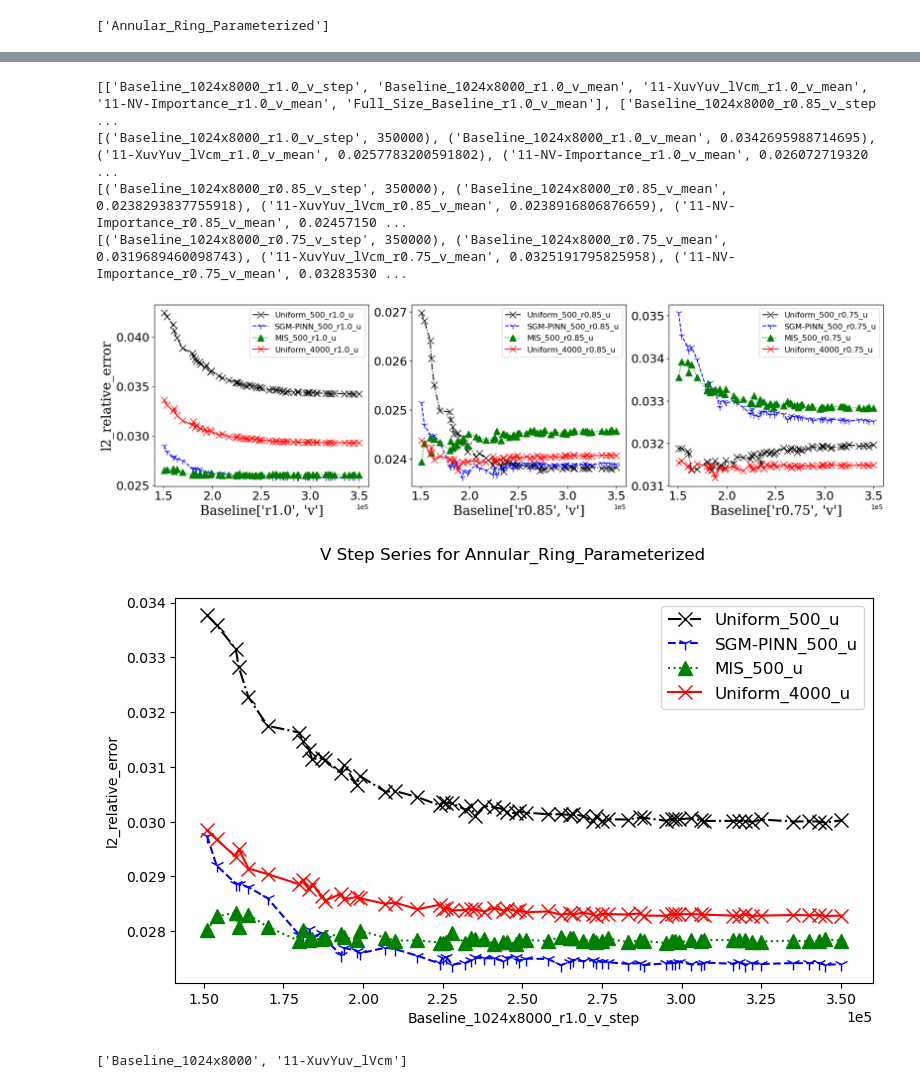
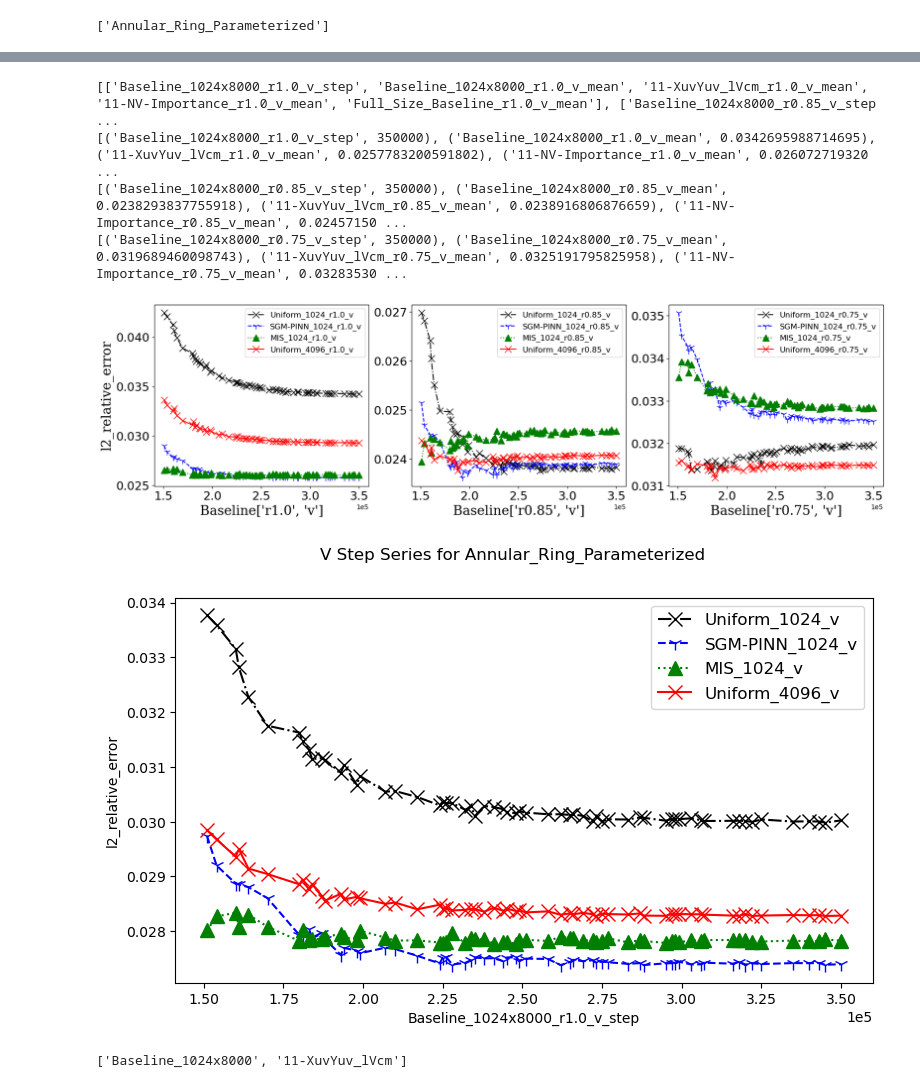
Before and after one commit to janticev/tensorboard-aggregator-modulus22, a Jupyter notebook: PLOT_110_lVcm.ipynb, the cells around one changed output, grey strips where cells are left out. Saved outputs shown, nothing was run; the diff lists cells and outputs as text; code cells hidden in the pictures.

Commit message:
Final Plots DAC

```diff
--- a/PLOT_110_lVcm.ipynb
+++ b/PLOT_110_lVcm.ipynb
@@ -254,42 +254,42 @@ stepFilter = dataframes[0][f'{subfolders[0]}_r1.0_v_step'] >= sFilter
 #fmts = ['-r','--*b',':^g','-.xc']
 #formats = {'marker':['.','*','^','x'], 'linestyle':['-','--',':','-.'], 'color':['r','b','g','c']}
 
-plotVar = 'u'
+plotVar = 'v'
 font2 = {'family':'serif','color':'black','size':20}
 manualLegend_v = [[f'{j}_{i}_{plotVar}' for j in legendNames] for i in validatorsRename.values()] ##UPDATE
 manualLegend_v_agg = [f'{j}_{plotVar}' for j in legendNames] ##UPDATE
 
 for i in range(len(dataframes)):
     fig, axes = plt.subplots(nrows=1, ncols=3, figsize = (20,5))
     #fig.suptitle(f'P step series for {agNames[i]}')
     plt.rc('legend', fontsize = 12)
     axes[0].set_ylabel('l2_relative_error', fontdict=font2)
     for k,j in enumerate(plotVars_p_allValidators):
         set_cycler(axes[k])
         axes[k].ticklabel_format(axis='x', style='sci',scilimits=(0,0))
         axes[k].tick_params(axis='both', labelsize=18)
         print(f'{[(l,dataframes[i][j][l][99]) for l in dataframes[i][j]]}')
         dataframes[i][j][stepFilter].plot(x=j[0],ax=axes[k], markersize=mSize)
         axes[k].set_xlabel(j[0].split('_')[0]+str(j[0].split('_')[-3:-1]), fontdict=font2)
         axes[k].legend(manualLegend_v[k])
 
 for i in range(len(dataframes)):
     fig, axes = plt.subplots(nrows=1, ncols=1, figsize = (9,5))
     fig.suptitle(f'V Step Series for {agNames[i]}')
     axes.set_ylabel('l2_relative_error')
     for k in range(1,len(plotVars_p_allValidators[0])):
         set_cycler(axes)
         axes.ticklabel_format(axis='x', style='sci',scilimits=(0,0))
         dataframes[i][f'{subfolders[k-1]}_v_mean'] = dataframes[i][[plotVars_p_allValidators[q][k] for q in range(len(plotVars_p_allValidators))]].mean(axis=1)
     dataframes[i][[plotVars_p_allValidators[0][0]]+[f'{subfolders[k-1]}_v_mean' for k in range(1,len(plotVars_p_allValidators[0]))]][stepFilter].plot(x=plotVars_p_allValidators[0][0],ax=axes, markersize=mSize)
     axes.legend(manualLegend_v_agg)
 # %% [output]
 [['Baseline_1024x8000_r1.0_v_step', 'Baseline_1024x8000_r1.0_v_mean', '11-XuvYuv_lVcm_r1.0_v_mean', '11-NV-Importance_r1.0_v_mean', 'Full_Size_Baseline_r1.0_v_mean'], ['Baseline_1024x8000_r0.85_v_step ...
 [('Baseline_1024x8000_r1.0_v_step', 350000), ('Baseline_1024x8000_r1.0_v_mean', 0.0342695988714695), ('11-XuvYuv_lVcm_r1.0_v_mean', 0.0257783200591802), ('11-NV-Importance_r1.0_v_mean', 0.026072719320 ...
 [('Baseline_1024x8000_r0.85_v_step', 350000), ('Baseline_1024x8000_r0.85_v_mean', 0.0238293837755918), ('11-XuvYuv_lVcm_r0.85_v_mean', 0.0238916806876659), ('11-NV-Importance_r0.85_v_mean', 0.02457150 ...
 [('Baseline_1024x8000_r0.75_v_step', 350000), ('Baseline_1024x8000_r0.75_v_mean', 0.0319689460098743), ('11-XuvYuv_lVcm_r0.75_v_mean', 0.0325191795825958), ('11-NV-Importance_r0.75_v_mean', 0.03283530 ...
-[figure, old version]
+[figure, new version]
-[figure, old version]
+[figure, new version]
 # %%
 subfolders[slice(0,2)]
 # %% [output]
```
Also changed, not shown: parts of 8 cells of this notebook, 8 other files.
